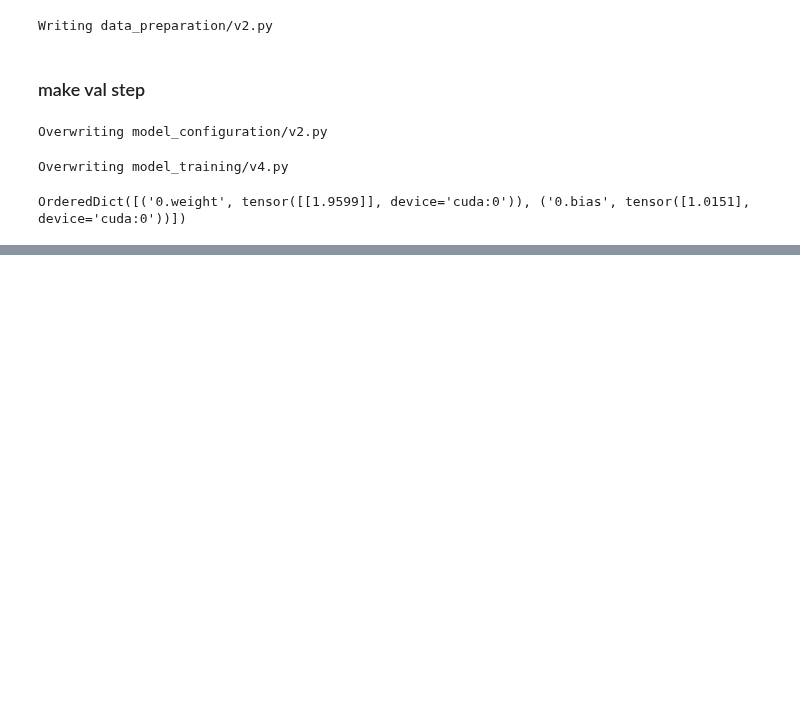
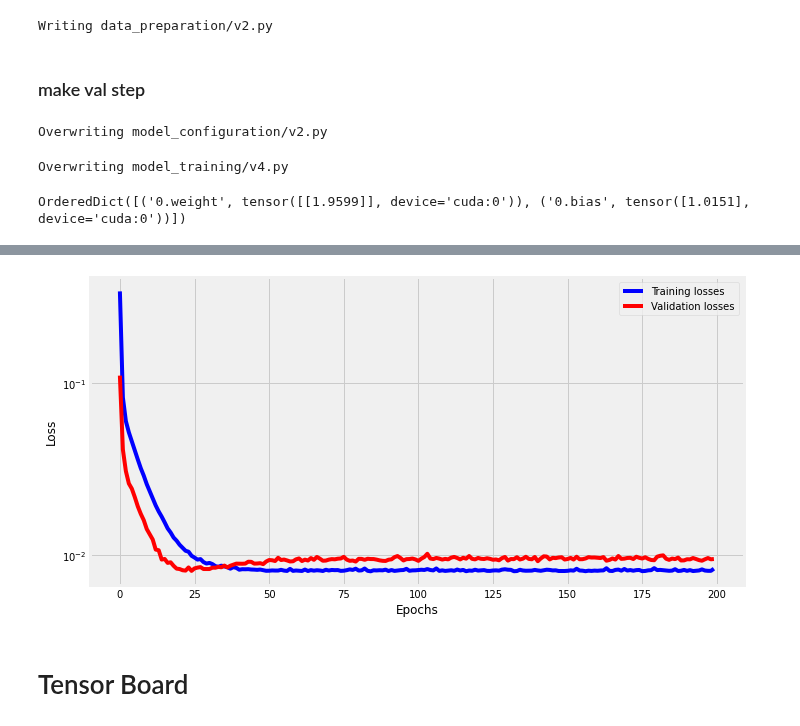
Before and after one commit to raviakasapu/DeepLearningPyTorch, a Jupyter notebook: Deep_Learning_with_PyTorch_02_Training_Loop.ipynb, the cells around one changed output, grey strips where cells are left out. Cells and saved outputs as stored; diff of their text form; code cells hidden in the pictures; blank space fills up the shorter version.

```diff
--- a/Deep_Learning_with_PyTorch_02_Training_Loop.ipynb
+++ b/Deep_Learning_with_PyTorch_02_Training_Loop.ipynb
@@ -357,0 +389,14 @@ OrderedDict([('0.weight', tensor([[1.9599]], device='cuda:0')), ('0.bias', tenso
+# %%
+fig = plt.figure(figsize= (10,5))
+plt.plot(losses, label='Training losses',c='b')
+plt.plot(val_losses, label='Validation losses',c='r')
+
+plt.yscale('log')
+plt.xlabel('Epochs')
+plt.ylabel('Loss')
+plt.legend()
+plt.tight_layout()
+# %% [output]
+[figure, added]
+# %% [markdown]
+# Tensor Board
```
Also changed, not shown: parts of 4 cells of this notebook.
